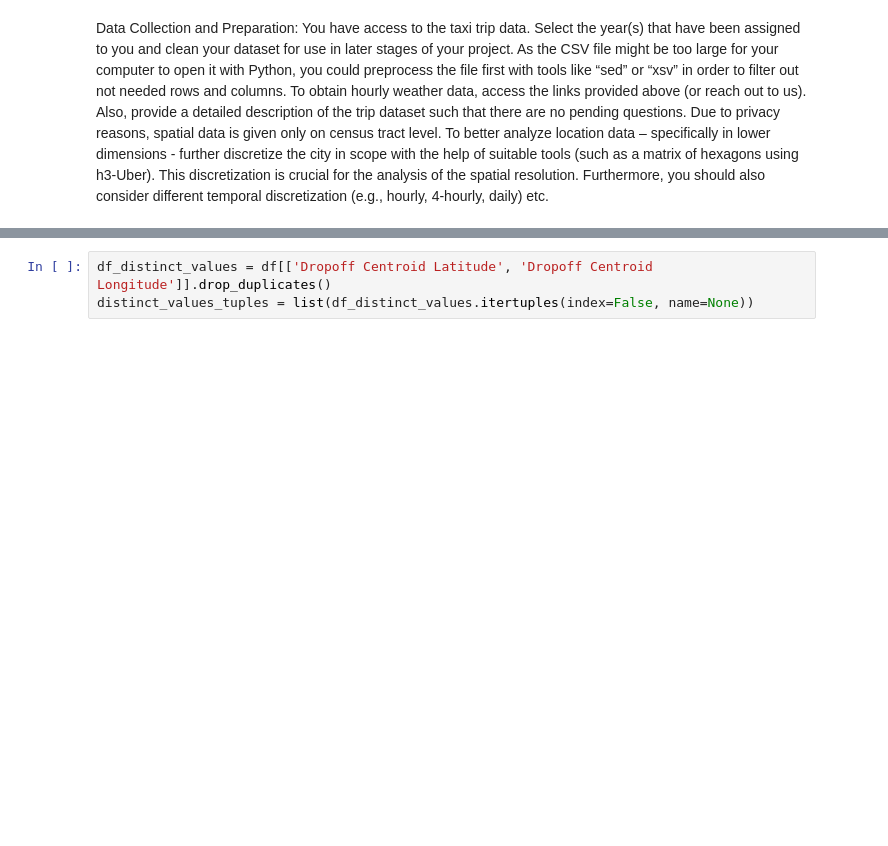
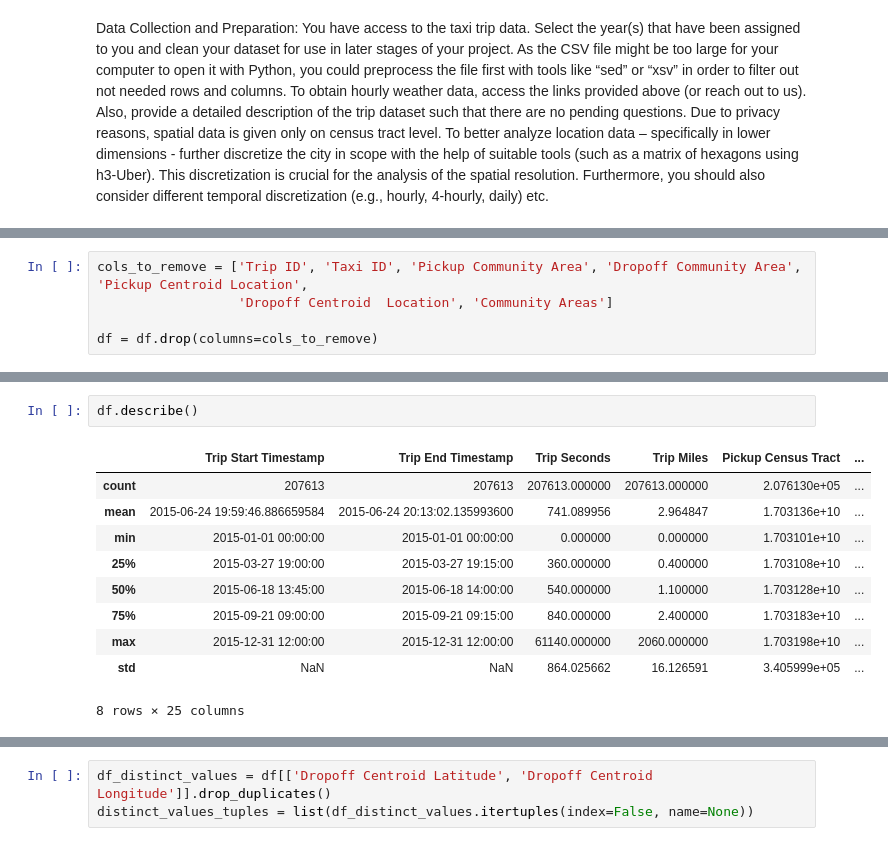
Before and after one commit to Jerematix/aaa, a Jupyter notebook: notebooks/data_prep/spatial_discretization.ipynb, the cells around one changed output, grey strips where cells are left out. Saved outputs shown, nothing was run; the diff lists cells and outputs as text; blank space fills up the shorter version.

```diff
--- a/notebooks/data_prep/spatial_discretization.ipynb
+++ b/notebooks/data_prep/spatial_discretization.ipynb
@@ -23,0 +46,5 @@ print(df['Trip Seconds'].min(), df['Trip Seconds'].max())
+# %%
+cols_to_remove = ['Trip ID', 'Taxi ID', 'Pickup Community Area', 'Dropoff Community Area', 'Pickup Centroid Location',
+                  'Dropoff Centroid  Location', 'Community Areas']
+
+df = df.drop(columns=cols_to_remove)
@@ -23,0 +128,13 @@ print(df['Trip Seconds'].min(), df['Trip Seconds'].max())
+# %%
+df.describe()
+# %% [output]
+|  | Trip Start Timestamp | Trip End Timestamp | Trip Seconds | Trip Miles | Pickup Census Tract | ... |
+| count | 207613 | 207613 | 207613.000000 | 207613.000000 | 2.076130e+05 | ... |
+| mean | 2015-06-24 19:59:46.886659584 | 2015-06-24 20:13:02.135993600 | 741.089956 | 2.964847 | 1.703136e+10 | ... |
+| min | 2015-01-01 00:00:00 | 2015-01-01 00:00:00 | 0.000000 | 0.000000 | 1.703101e+10 | ... |
+| 25% | 2015-03-27 19:00:00 | 2015-03-27 19:15:00 | 360.000000 | 0.400000 | 1.703108e+10 | ... |
+| 50% | 2015-06-18 13:45:00 | 2015-06-18 14:00:00 | 540.000000 | 1.100000 | 1.703128e+10 | ... |
+| 75% | 2015-09-21 09:00:00 | 2015-09-21 09:15:00 | 840.000000 | 2.400000 | 1.703183e+10 | ... |
+| max | 2015-12-31 12:00:00 | 2015-12-31 12:00:00 | 61140.000000 | 2060.000000 | 1.703198e+10 | ... |
+| std | NaN | NaN | 864.025662 | 16.126591 | 3.405999e+05 | ... |
+8 rows × 25 columns
```
Also changed, not shown: parts of 50 cells of this notebook, 2 other files.
